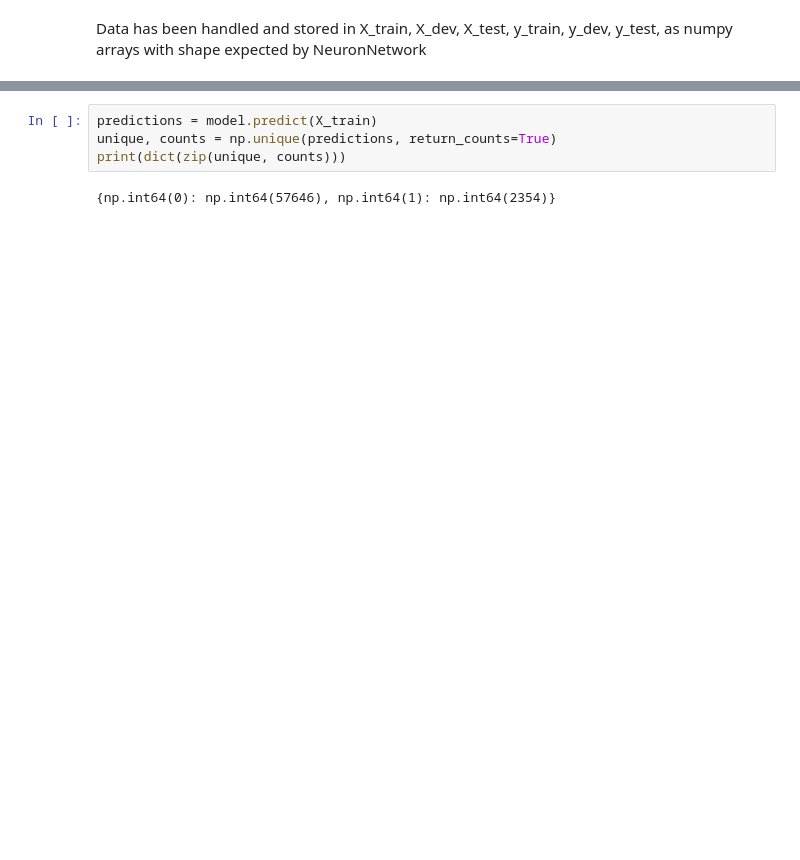
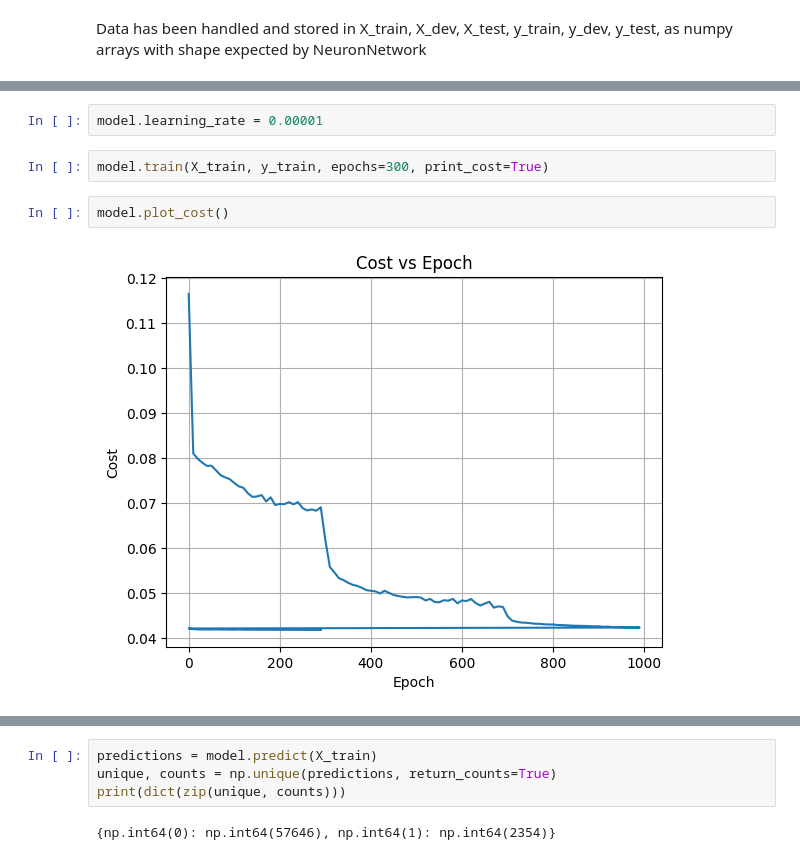
Before and after one commit to LucasSlepetys/deeplearning, a Jupyter notebook: Problem Solving/Diabetes prediction problem.ipynb, the cells around one changed output, grey strips where cells are left out. Saved outputs shown, nothing was run; the diff lists cells and outputs as text; blank space fills up the shorter version.

```diff
--- a/Problem Solving/Diabetes prediction problem.ipynb
+++ b/Problem Solving/Diabetes prediction problem.ipynb
@@ -178,0 +165,8 @@ np.float64(94.60499999999999)
+# %%
+model.learning_rate = 0.00001
+# %%
+model.train(X_train, y_train, epochs=300, print_cost=True)
+# %%
+model.plot_cost()
+# %% [output]
+[figure, added]
```
Also changed, not shown: parts of 8 cells of this notebook, 4 other files.
